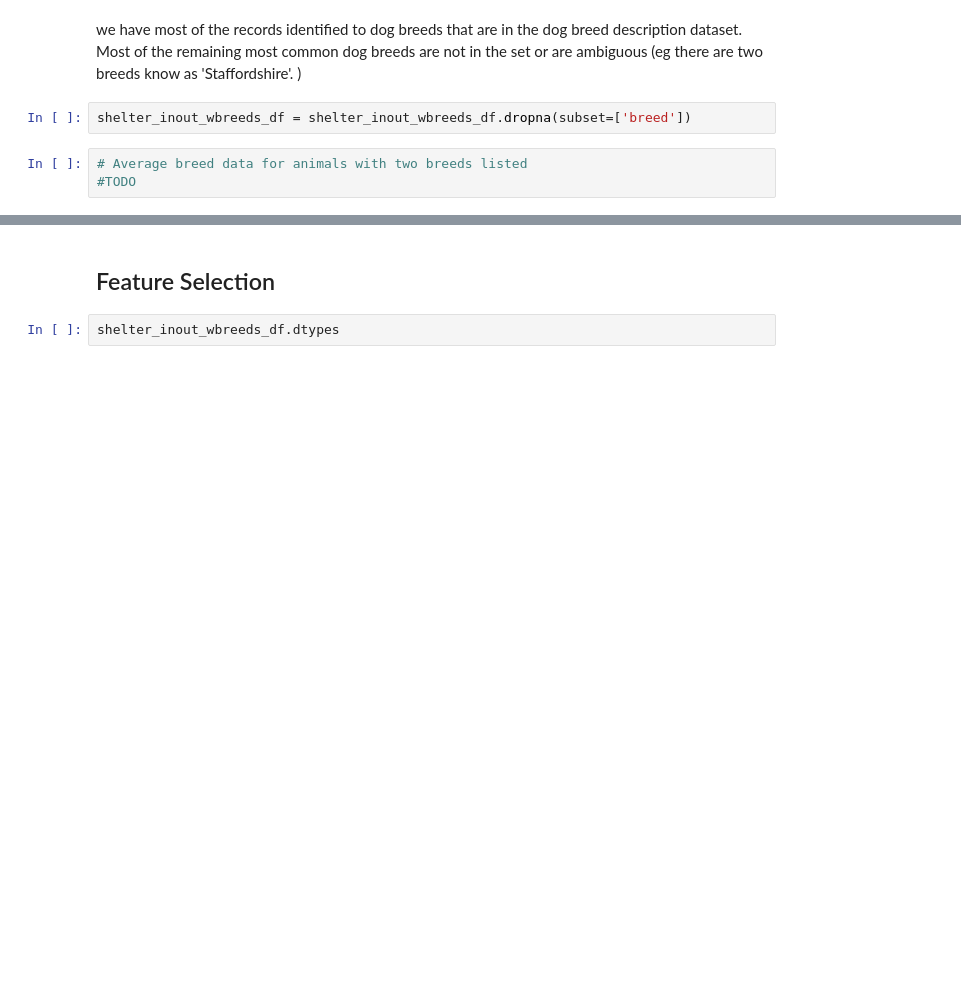
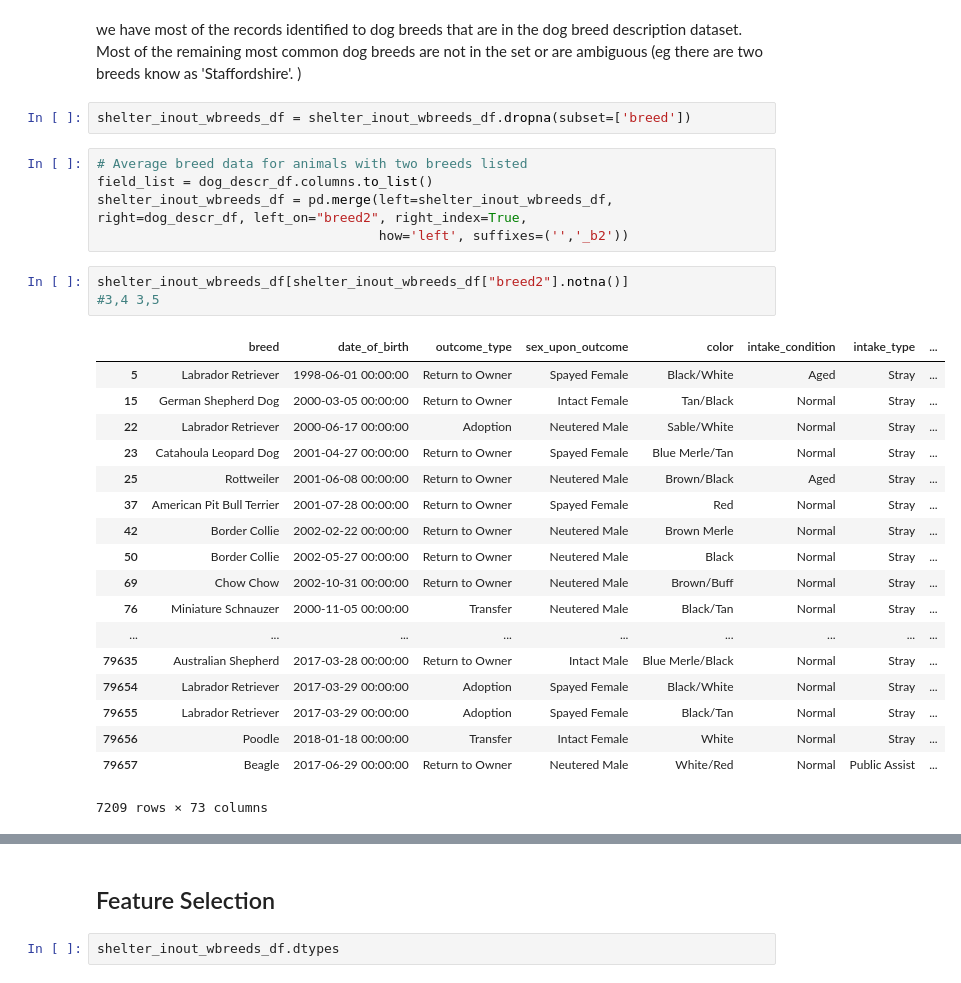
Before and after one commit to chrisoyer/supervised_learning_capstone, a Jupyter notebook: dog_adoption_SL_capstone.ipynb, the cells around one changed output, grey strips where cells are left out. Cells and saved outputs as stored; diff of their text form; blank space fills up the shorter version.

```diff
--- a/dog_adoption_SL_capstone.ipynb
+++ b/dog_adoption_SL_capstone.ipynb
@@ -476,4 +462,28 @@ we have most of the records identified to dog breeds that are in the dog breed d
 shelter_inout_wbreeds_df = shelter_inout_wbreeds_df.dropna(subset=['breed'])
 # %%
 # Average breed data for animals with two breeds listed
-#TODO
+field_list = dog_descr_df.columns.to_list()
+shelter_inout_wbreeds_df = pd.merge(left=shelter_inout_wbreeds_df, right=dog_descr_df, left_on="breed2", right_index=True,
+                                    how='left', suffixes=('','_b2'))
+# %%
+shelter_inout_wbreeds_df[shelter_inout_wbreeds_df["breed2"].notna()]
+#3,4 3,5
+# %% [output]
+|  | breed | date_of_birth | outcome_type | sex_upon_outcome | color | intake_condition | intake_type | ... |
+| 5 | Labrador Retriever | 1998-06-01 00:00:00 | Return to Owner | Spayed Female | Black/White | Aged | Stray | ... |
+| 15 | German Shepherd Dog | 2000-03-05 00:00:00 | Return to Owner | Intact Female | Tan/Black | Normal | Stray | ... |
+| 22 | Labrador Retriever | 2000-06-17 00:00:00 | Adoption | Neutered Male | Sable/White | Normal | Stray | ... |
+| 23 | Catahoula Leopard Dog | 2001-04-27 00:00:00 | Return to Owner | Spayed Female | Blue Merle/Tan | Normal | Stray | ... |
+| 25 | Rottweiler | 2001-06-08 00:00:00 | Return to Owner | Neutered Male | Brown/Black | Aged | Stray | ... |
+| 37 | American Pit Bull Terrier | 2001-07-28 00:00:00 | Return to Owner | Spayed Female | Red | Normal | Stray | ... |
+| 42 | Border Collie | 2002-02-22 00:00:00 | Return to Owner | Neutered Male | Brown Merle | Normal | Stray | ... |
+| 50 | Border Collie | 2002-05-27 00:00:00 | Return to Owner | Neutered Male | Black | Normal | Stray | ... |
+| 69 | Chow Chow | 2002-10-31 00:00:00 | Return to Owner | Neutered Male | Brown/Buff | Normal | Stray | ... |
+| 76 | Miniature Schnauzer | 2000-11-05 00:00:00 | Transfer | Neutered Male | Black/Tan | Normal | Stray | ... |
+| ... | ... | ... | ... | ... | ... | ... | ... | ... |
+| 79635 | Australian Shepherd | 2017-03-28 00:00:00 | Return to Owner | Intact Male | Blue Merle/Black | Normal | Stray | ... |
+| 79654 | Labrador Retriever | 2017-03-29 00:00:00 | Adoption | Spayed Female | Black/White | Normal | Stray | ... |
+| 79655 | Labrador Retriever | 2017-03-29 00:00:00 | Adoption | Spayed Female | Black/Tan | Normal | Stray | ... |
+| 79656 | Poodle | 2018-01-18 00:00:00 | Transfer | Intact Female | White | Normal | Stray | ... |
+| 79657 | Beagle | 2017-06-29 00:00:00 | Return to Owner | Neutered Male | White/Red | Normal | Public Assist | ... |
+7209 rows × 73 columns
```
Also changed, not shown: parts of 30 cells of this notebook.
